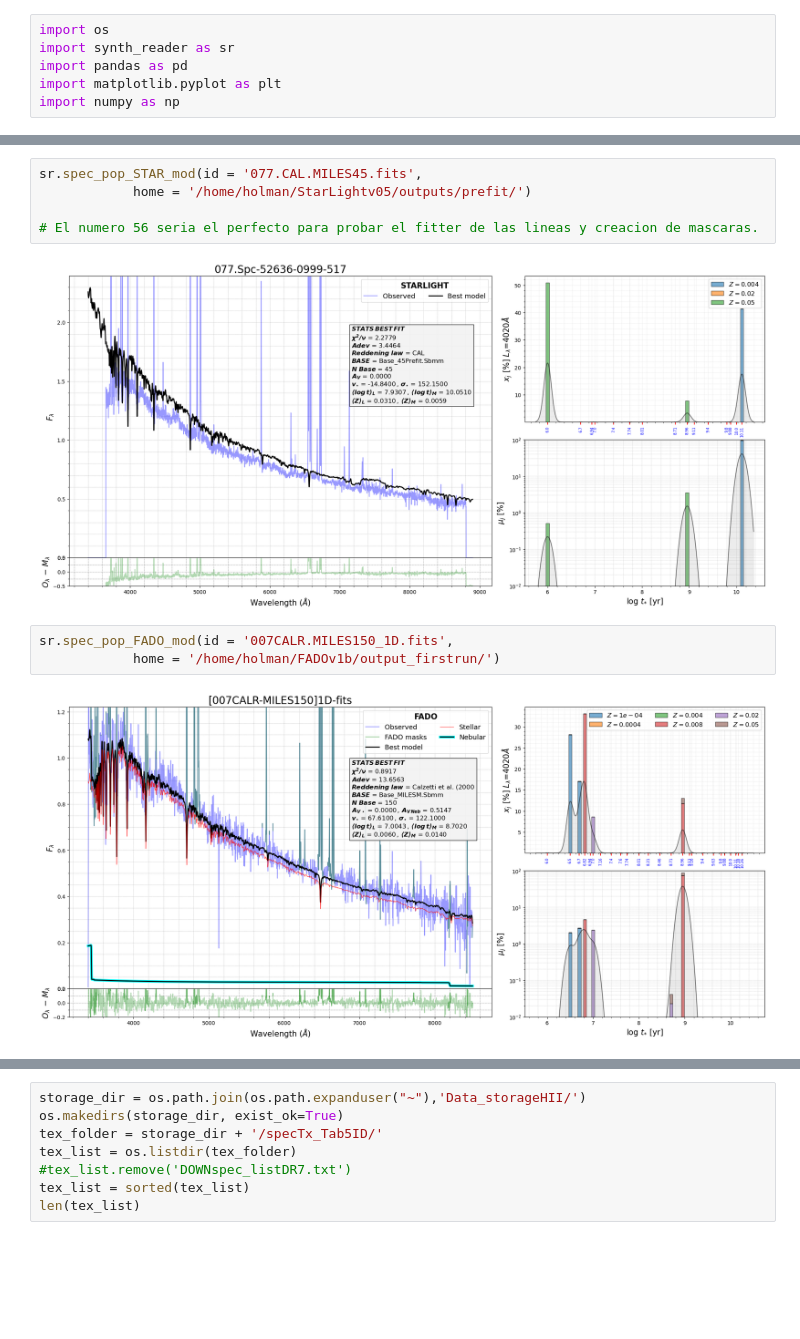
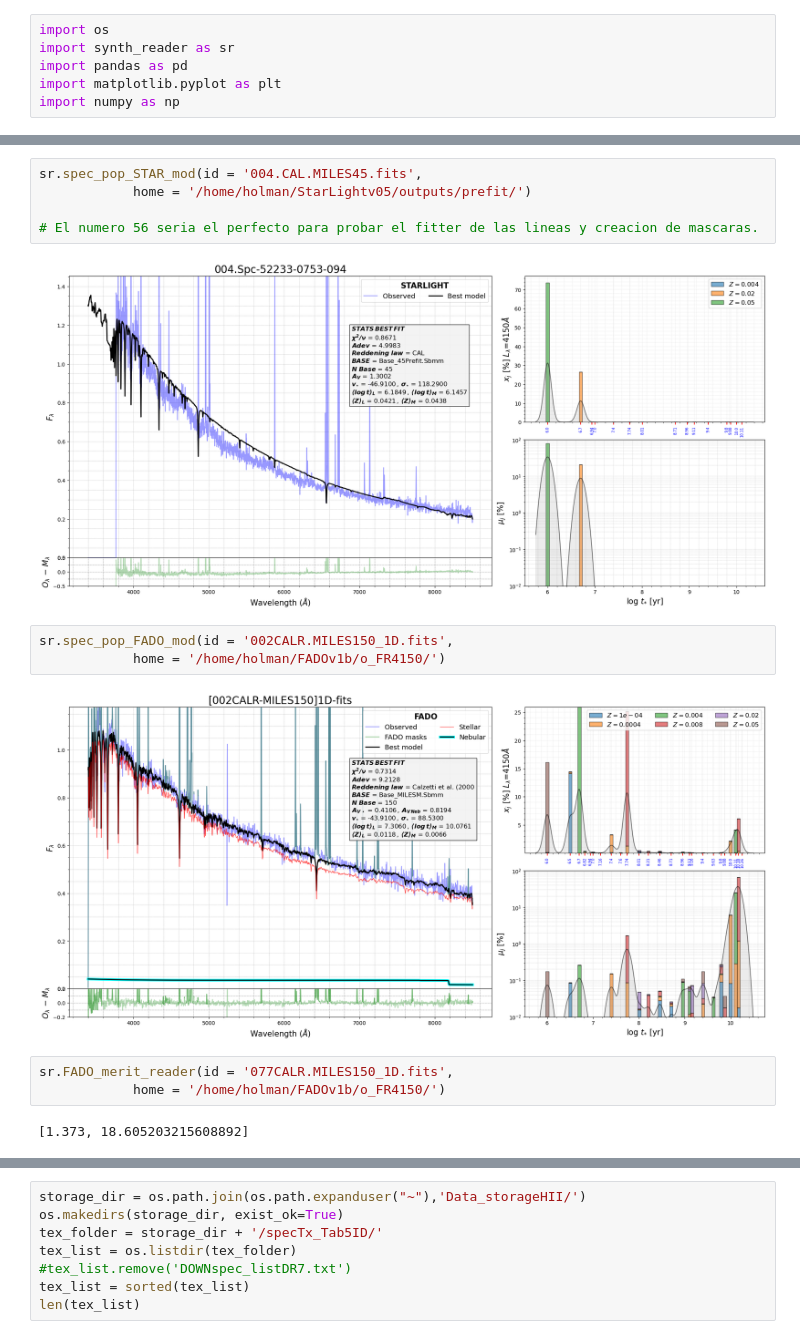
Before and after one commit to hol1m4n/HIIGalaxies, a Jupyter notebook: Spectral_synthesis/Spectral analysis.ipynb, the cells around one changed output, grey strips where cells are left out. Cells and saved outputs as stored; diff of their text form; blank space fills up the shorter version.

```diff
--- a/Spectral_synthesis/Spectral analysis.ipynb
+++ b/Spectral_synthesis/Spectral analysis.ipynb
@@ -21,12 +38,17 @@ for e in list_files:
 # %%
-sr.spec_pop_STAR_mod(id = '077.CAL.MILES45.fits',
+sr.spec_pop_STAR_mod(id = '004.CAL.MILES45.fits',
             home = '/home/holman/StarLightv05/outputs/prefit/')
 
 # El numero 56 seria el perfecto para probar el fitter de las lineas y creacion de mascaras.
 # %% [output]
-[figure, old version]
+[figure, new version]
 # %%
-sr.spec_pop_FADO_mod(id = '007CALR.MILES150_1D.fits',
-            home = '/home/holman/FADOv1b/output_firstrun/')
+sr.spec_pop_FADO_mod(id = '002CALR.MILES150_1D.fits',
+            home = '/home/holman/FADOv1b/o_FR4150/')
 # %% [output]
-[figure, old version]
+[figure, new version]
+# %%
+sr.FADO_merit_reader(id = '077CALR.MILES150_1D.fits',
+            home = '/home/holman/FADOv1b/o_FR4150/')
+# %% [output]
+[1.373, 18.605203215608892]
```
Also changed, not shown: parts of 13 cells of this notebook, 5 other files.
